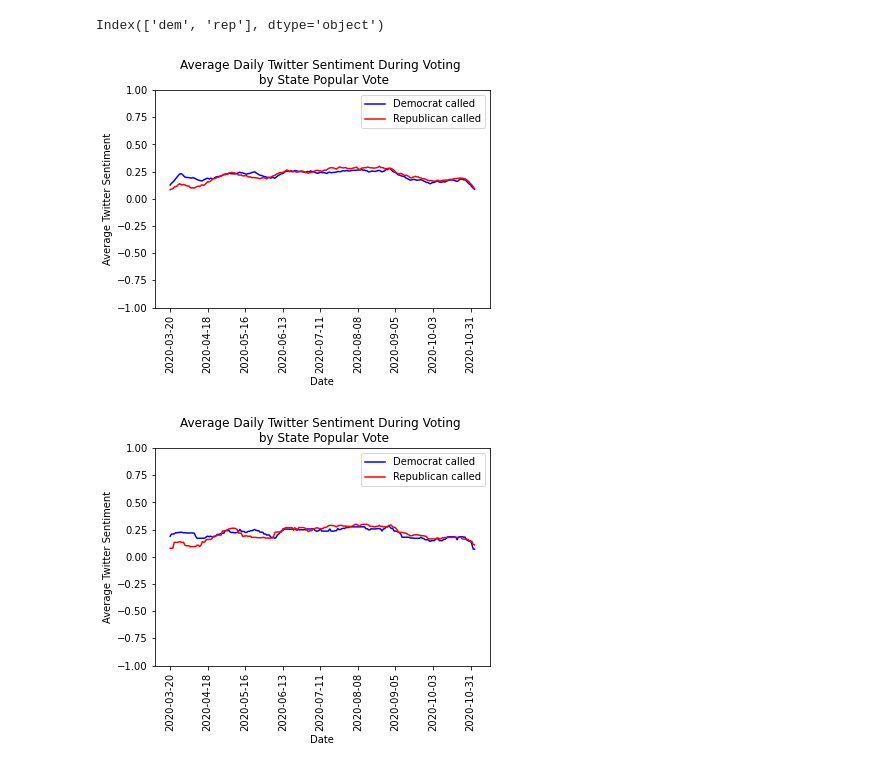
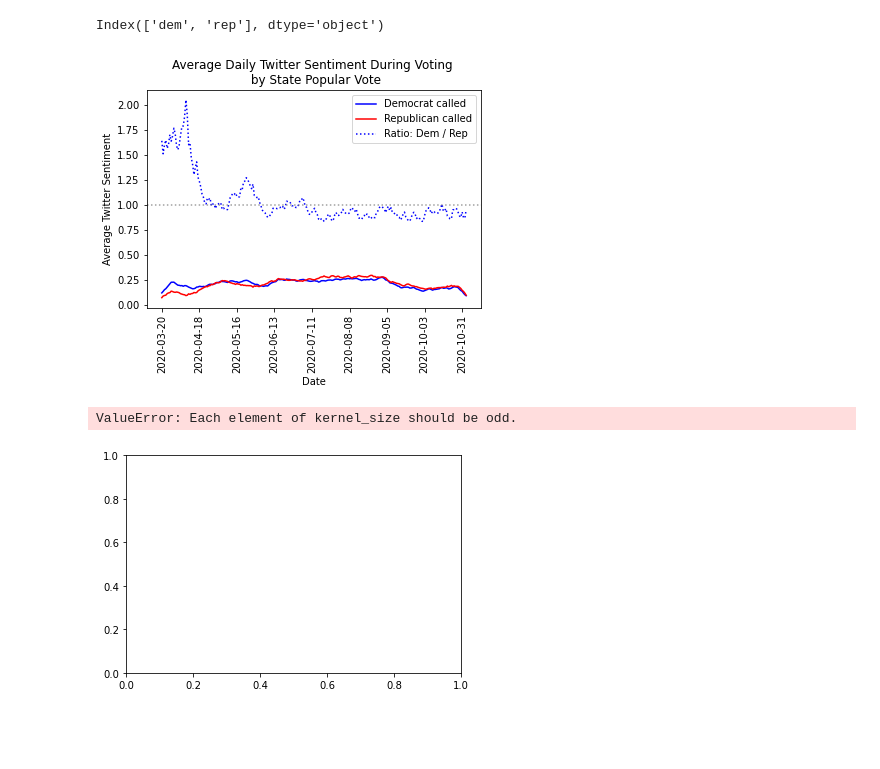
Before and after one commit to MeganDoman/CPSC4180_FinalProject, a Jupyter notebook: Doman_CPSC4180_FinalProject.ipynb, the cells around one changed output. Drawn from its saved outputs; the diff is of its cells as text; code cells hidden in the pictures; blank space fills up the shorter version.

```diff
--- a/Doman_CPSC4180_FinalProject.ipynb
+++ b/Doman_CPSC4180_FinalProject.ipynb
@@ -389,26 +389,34 @@ madf.columns
 # %% [output]
 Index(['dem', 'rep'], dtype='object')
 # %%
-filter_len = 15
+ratio = madf['dem']/madf['rep']
+filter_len = 14
 dem_moving_avg = np.convolve(madf['dem'], np.ones((filter_len)), mode='same')
 dem_moving_avg /= filter_len
 rep_moving_avg = np.convolve(madf['rep'], np.ones((filter_len)), mode='same')
 rep_moving_avg /= filter_len
+ratio_moving_avg = np.convolve(ratio, np.ones((filter_len)), mode='same')
+ratio_moving_avg /= filter_len
+ratio_ma = dem_moving_avg/rep_moving_avg
+ratio_mva = rep_moving_avg/dem_moving_avg
 # %%
 ax = plt.gca()
 plt.plot(madf.index.values, dem_moving_avg, color = 'blue', label = "Democrat called")
 plt.plot(madf.index.values, rep_moving_avg, color = 'red', label  = "Republican called")
-plt.ylim(ymin=-1, ymax=1)
+plt.plot(madf.index.values, ratio_ma, color = 'blue', label  = "Ratio: Dem / Rep", ls= ":")
+#plt.plot(madf.index.values, ratio_mva, color = 'red', label  = "Ratio: Rep / Dem", ls= ":")
+#plt.ylim(ymin=-1, ymax=1)
+plt.axhline(y=1, color='grey', linestyle=':', alpha = 0.75)
 plt.legend()
 ax.set_xticks(np.arange(0, len(dem_moving_avg)+1, 28))
 plt.xticks(rotation = 90)
 plt.title("Average Daily Twitter Sentiment During Voting \n by State Popular Vote")
 plt.ylabel("Average Twitter Sentiment")
 plt.xlabel("Date")
 #plt.ylim(ymin=-1, ymax=1)
 plt.show()
 # %% [output]
-[figure, old version]
+[figure, new version]
 # %%
 from scipy.signal import medfilt
 ax = plt.gca()
@@ -426,4 +434,5 @@ plt.xlabel("Date")
 plt.ylim(ymin=-1, ymax=1)
 plt.show()
 # %% [output]
+ValueError: Each element of kernel_size should be odd.
-[figure, old version]
+[figure, new version]
```
Also changed, not shown: parts of 6 cells of this notebook, 2 other files.
